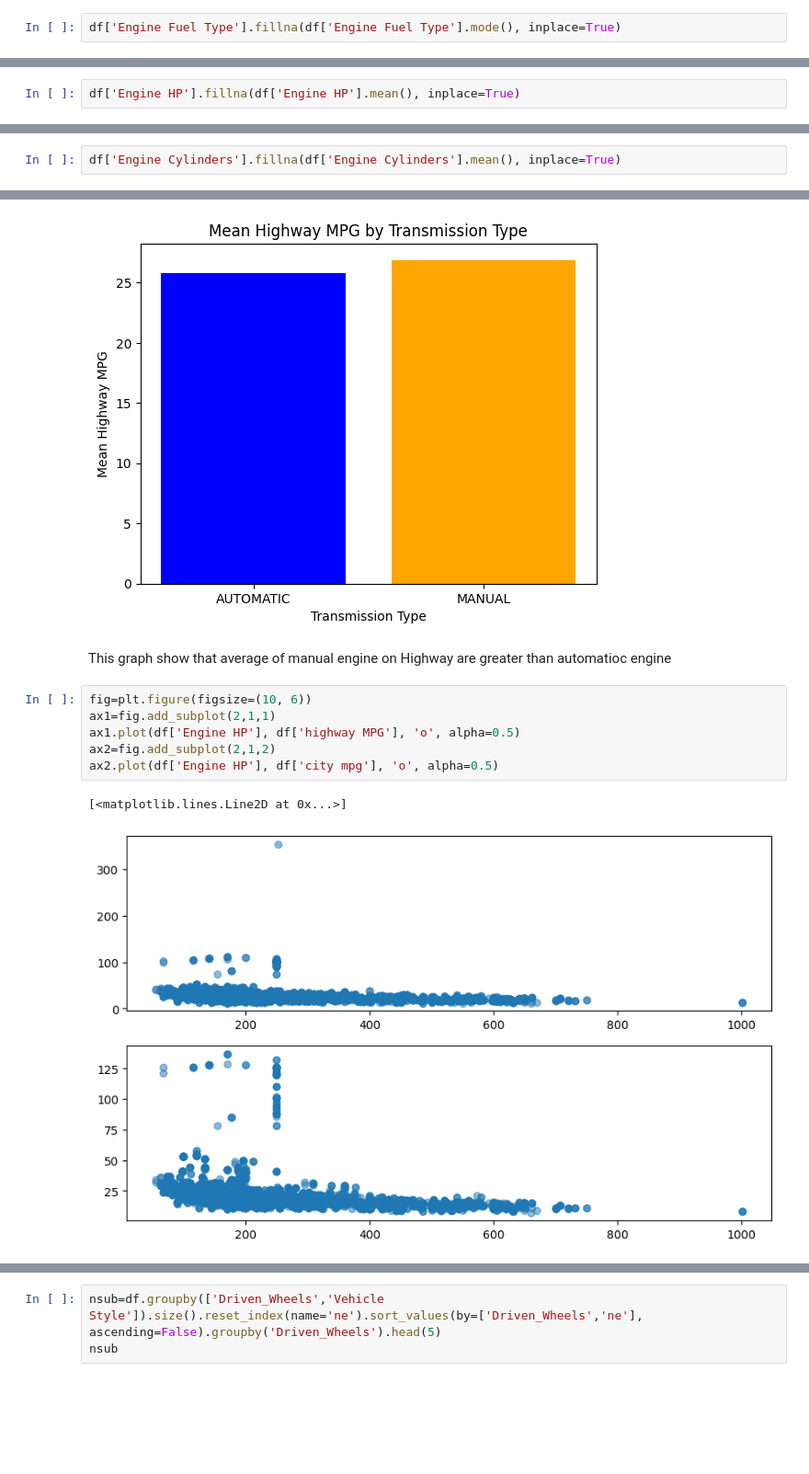
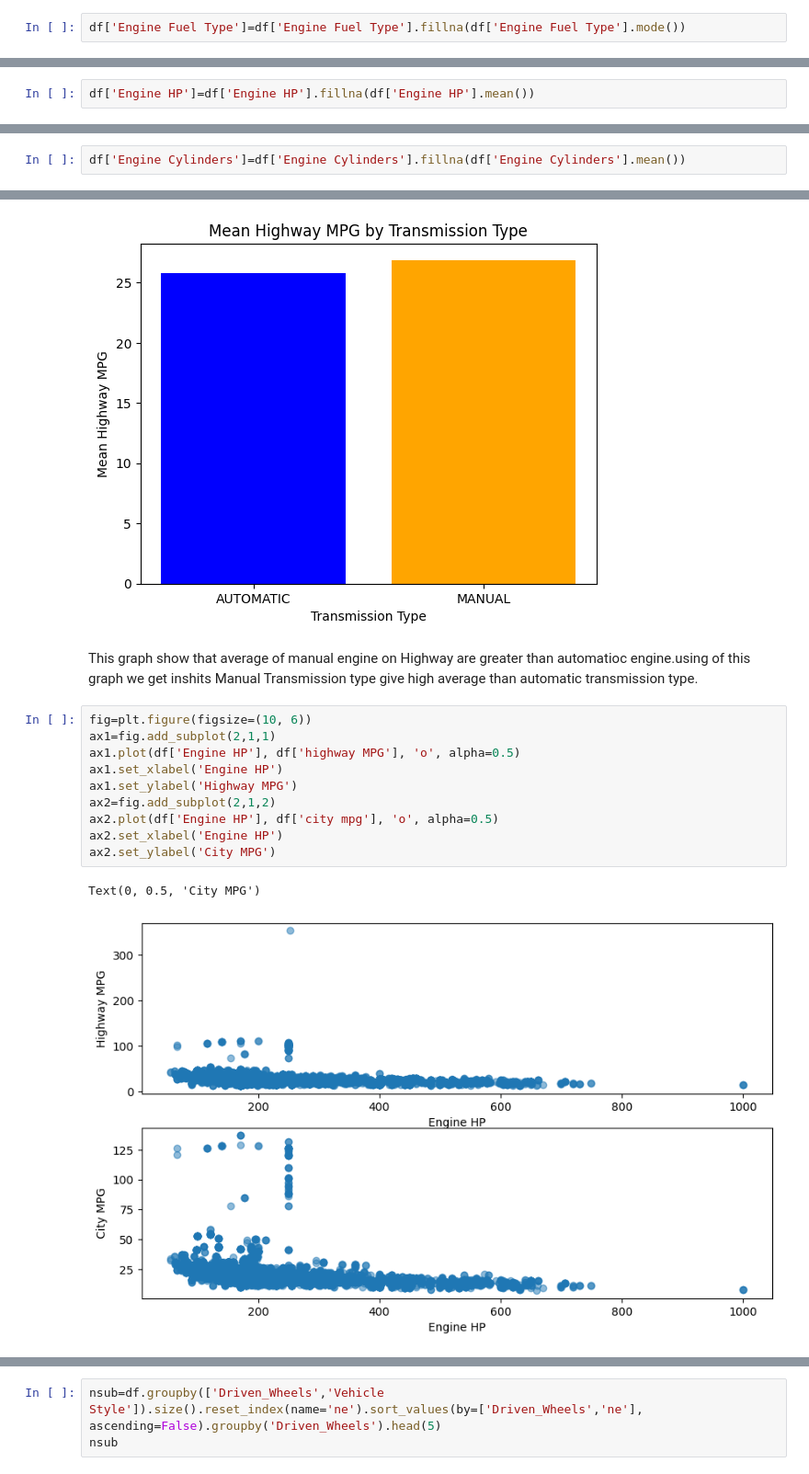
Before and after one commit to tirthpatel1111/Tops, a Jupyter notebook: Data Vizulization/assigment/assigment.ipynb, the cells around one changed output, grey strips where cells are left out. Shown: that part at 92% size. Cells and saved outputs as stored; diff of their text form; blank space fills up the shorter version.

```diff
--- a/Data Vizulization/assigment/assigment.ipynb
+++ b/Data Vizulization/assigment/assigment.ipynb
@@ -159,4 +159,4 @@ Popularity              0
 MSRP                    0
 dtype: int64
 # %%
-df['Engine Fuel Type'].fillna(df['Engine Fuel Type'].mode(), inplace=True)
+df['Engine Fuel Type']=df['Engine Fuel Type'].fillna(df['Engine Fuel Type'].mode())
@@ -170,2 +163,2 @@ For example, when doing 'df[col].method(value, inplace=True)', try using 'df.met
 # %%
-df['Engine HP'].fillna(df['Engine HP'].mean(), inplace=True)
+df['Engine HP']=df['Engine HP'].fillna(df['Engine HP'].mean())
@@ -179,4 +165,4 @@ For example, when doing 'df[col].method(value, inplace=True)', try using 'df.met
 # %% [markdown]
 it fill null value of engine hp using null
 # %%
-df['Engine Cylinders'].fillna(df['Engine Cylinders'].mean(), inplace=True)
+df['Engine Cylinders']=df['Engine Cylinders'].fillna(df['Engine Cylinders'].mean())
@@ -334,14 +315,18 @@ plt.show()
 # %% [output]
 [figure]
 # %% [markdown]
-This graph show that average of manual engine on Highway are greater than automatioc engine
+This graph show that average of manual engine on Highway are greater than automatioc engine.using of this graph we get inshits Manual Transmission type give high average than automatic transmission type.
 # %%
 fig=plt.figure(figsize=(10, 6))
 ax1=fig.add_subplot(2,1,1)
 ax1.plot(df['Engine HP'], df['highway MPG'], 'o', alpha=0.5)
+ax1.set_xlabel('Engine HP')
+ax1.set_ylabel('Highway MPG')
 ax2=fig.add_subplot(2,1,2)
 ax2.plot(df['Engine HP'], df['city mpg'], 'o', alpha=0.5)
+ax2.set_xlabel('Engine HP')
+ax2.set_ylabel('City MPG')
 # %% [output]
-[<matplotlib.lines.Line2D at 0x...>]
+Text(0, 0.5, 'City MPG')
-[figure, old version]
+[figure, new version]
 # %% [markdown]
```
Also changed, not shown: parts of 13 cells of this notebook, 6 other files.
